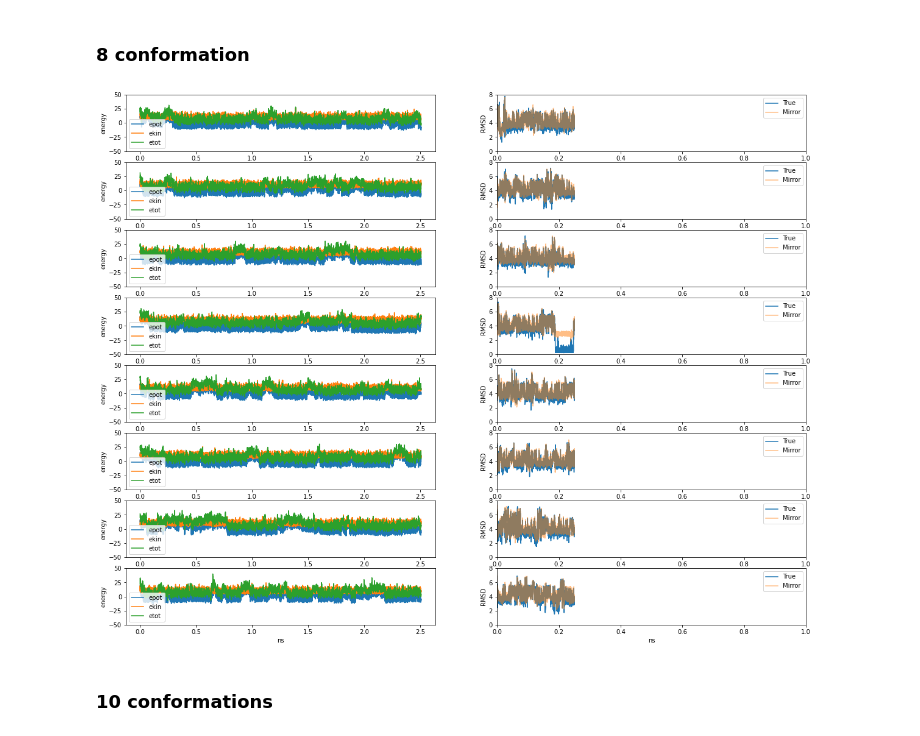
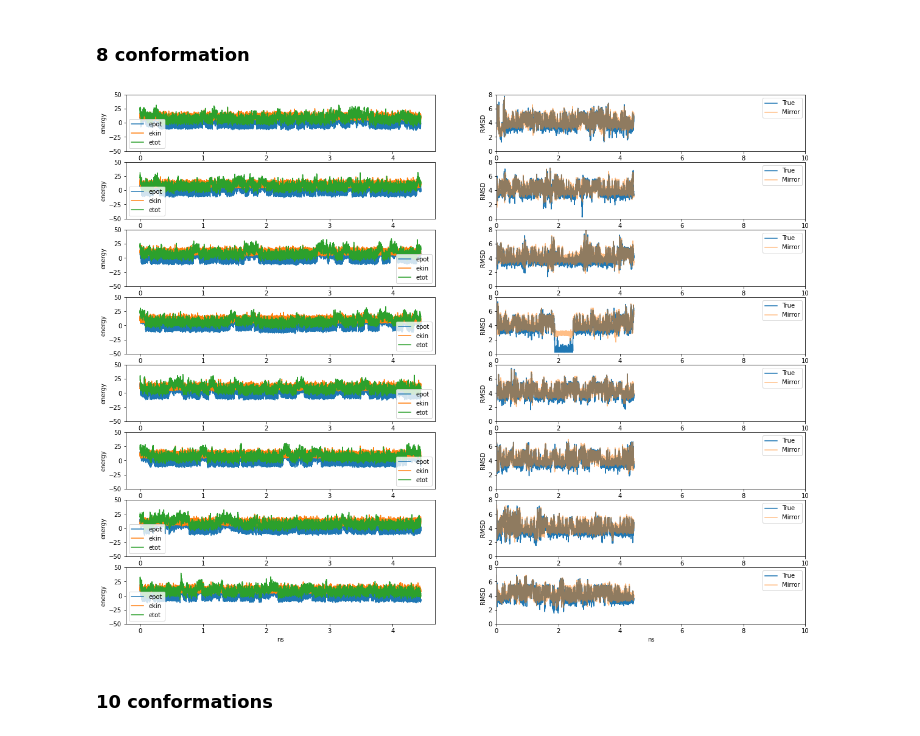
Before and after one commit to compsciencelab/torchmd-exp, a Jupyter notebook: torchmdexp/nn/ntbs/analyze_trajs.ipynb, the cells around one changed output. Drawn from its saved outputs; the diff is of its cells as text; code cells hidden in the pictures.

```diff
--- a/torchmdexp/nn/ntbs/analyze_trajs.ipynb
+++ b/torchmdexp/nn/ntbs/analyze_trajs.ipynb
@@ -111,14 +108,14 @@ plot_training(monitor_retrained_cln)
 ###  8 conformation
 # %%
 out_dir = '../simulations/CLN/NN_pretrained_cln_retrained/'
-ts = 0.00001 # time step in ns
+ts = 0.0001 # time step in ns
 n_traj = 8 # number of trajectories
 mol_dir = '../data/chignolin_cln025.psf'
 
-plot_trajs(out_dir, ts, n_traj, mol_dir, xlim = 1
+plot_trajs(out_dir, ts, n_traj, mol_dir, xlim = 10
           )
 # %% [output]
-[figure, old version]
+[figure, new version]
 # %% [markdown]
 ### 10 conformations
 # %%
```
Also changed, not shown: parts of 12 cells of this notebook.
